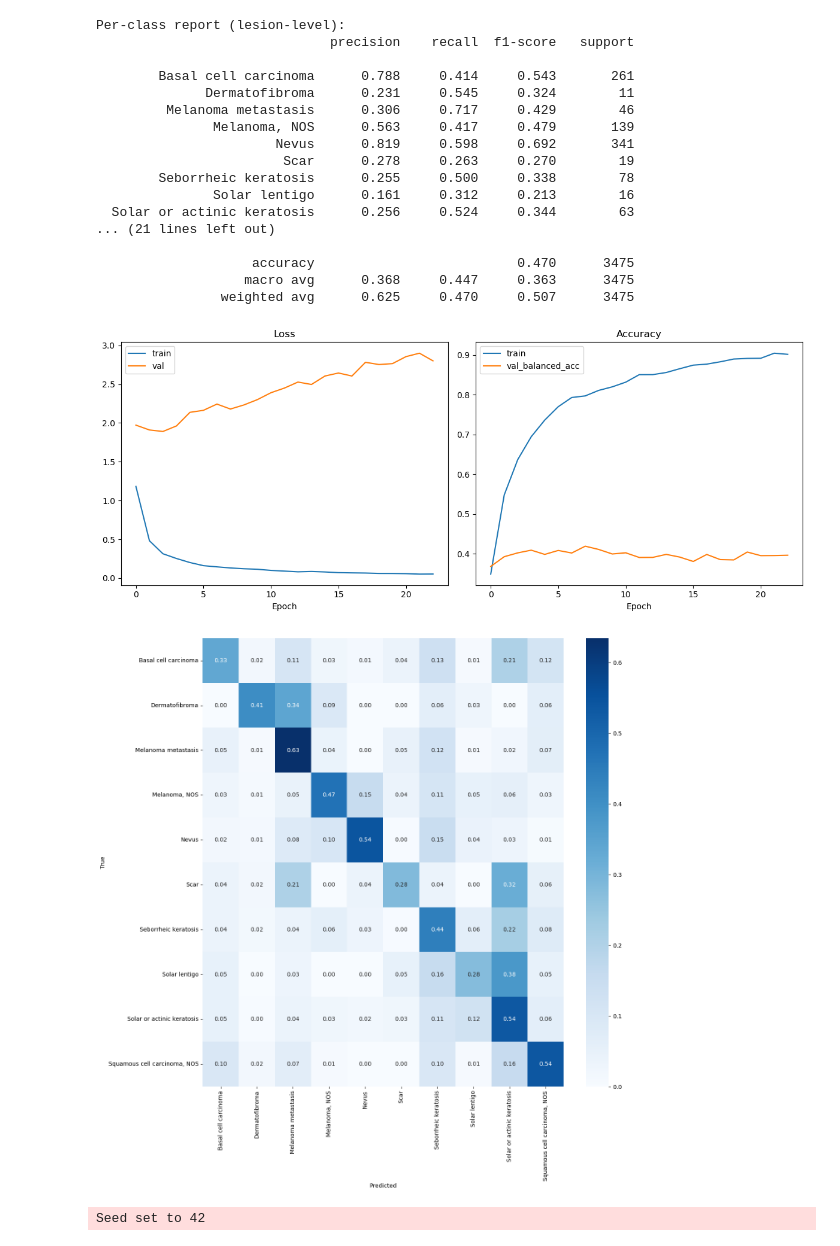
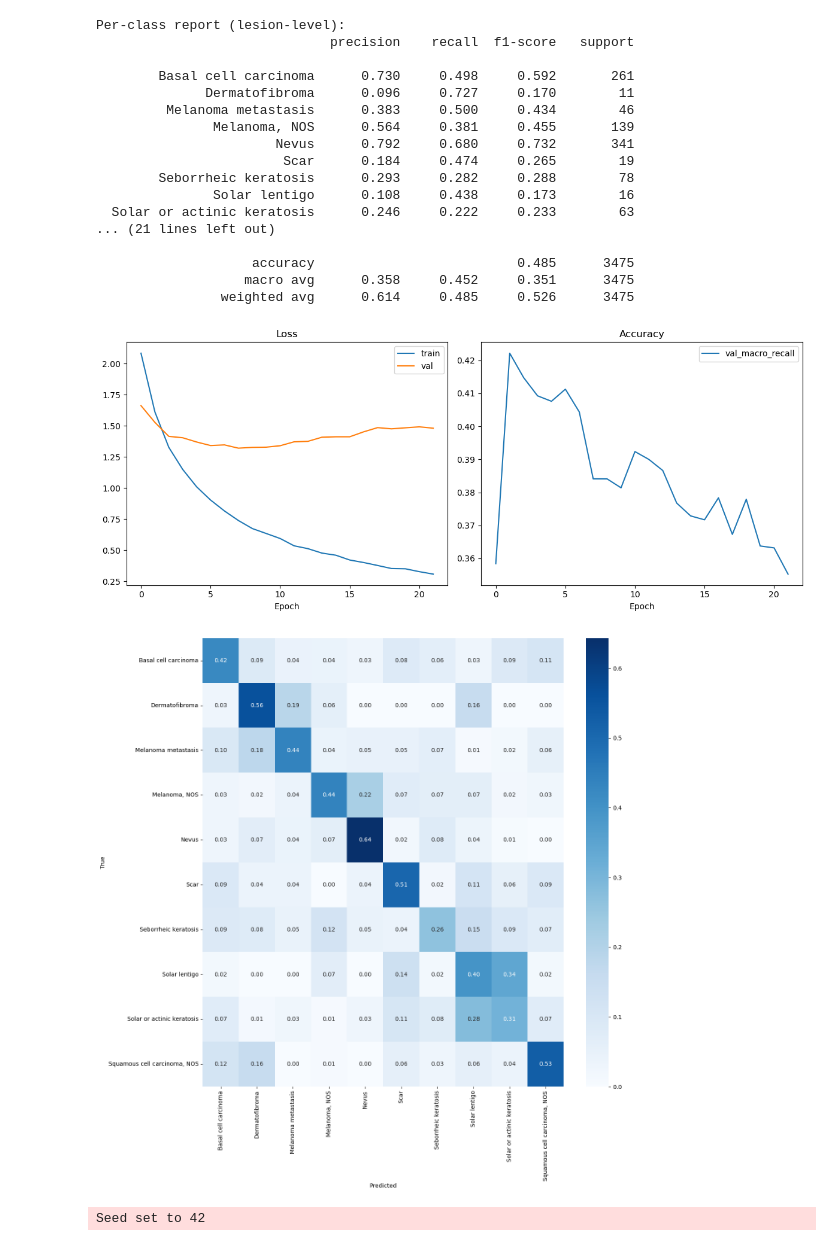
Before and after one commit to SnowFox999/classifier, a Jupyter notebook: eval.ipynb, the cells around one changed output. Cells and saved outputs as stored; diff of their text form; code cells hidden in the pictures.

```diff
--- a/eval.ipynb
+++ b/eval.ipynb
@@ -23,7 +23,7 @@ from sklearn.metrics import classification_report
 def main():
     set_seed(SEED)
 
-    LOG_DIR = Path("logs/efficientnet/version_43")
+    LOG_DIR = Path("logs/efficientnet/version_45")
     CKPT_PATH = LOG_DIR / "checkpoints"
     CKPT_PATH = list(CKPT_PATH.glob("*.ckpt"))[0]
 
@@ -36,7 +36,7 @@ def main():
         val_size=VAL_SIZE,
     )
 
-    train_tfms, val_tfms, weights = get_transforms()
+    train_tfms, val_tfms = get_transforms()
 
     datamodule = ImageDataModule(
         train_df,
@@ -52,13 +52,7 @@ def main():
     model = EfficientNetLit.load_from_checkpoint(
         CKPT_PATH,
         num_classes=len(classes),
-        lr_classifier=LR_CLASSIFIER,
-        lr_backbone=LR_BACKBONE,
-        lr_backbone_finetune=LR_BACKBONE_FINETUNE,
-        weight_decay=WEIGHT_DECAY,
-        finetune_epoch=FINETUNE_EPOCH,
-        min_lr=MIN_LR,
-        weights=weights,
+        lr=LR,
         strict=False,
     )
 
@@ -137,22 +130,22 @@ Seed set to 42
 Per-class report (lesion-level):
                               precision    recall  f1-score   support
 
-        Basal cell carcinoma      0.788     0.414     0.543       261
-              Dermatofibroma      0.231     0.545     0.324        11
-         Melanoma metastasis      0.306     0.717     0.429        46
-               Melanoma, NOS      0.563     0.417     0.479       139
-                       Nevus      0.819     0.598     0.692       341
-                        Scar      0.278     0.263     0.270        19
-        Seborrheic keratosis      0.255     0.500     0.338        78
-               Solar lentigo      0.161     0.312     0.213        16
-  Solar or actinic keratosis      0.256     0.524     0.344        63
+        Basal cell carcinoma      0.730     0.498     0.592       261
+              Dermatofibroma      0.096     0.727     0.170        11
+         Melanoma metastasis      0.383     0.500     0.434        46
+               Melanoma, NOS      0.564     0.381     0.455       139
+                       Nevus      0.792     0.680     0.732       341
+                        Scar      0.184     0.474     0.265        19
+        Seborrheic keratosis      0.293     0.282     0.288        78
+               Solar lentigo      0.108     0.438     0.173        16
+  Solar or actinic keratosis      0.246     0.222     0.233        63
 ... (21 lines left out)
 
-                    accuracy                          0.470      3475
-                   macro avg      0.368     0.447     0.363      3475
-                weighted avg      0.625     0.470     0.507      3475
+                    accuracy                          0.485      3475
+                   macro avg      0.358     0.452     0.351      3475
+                weighted avg      0.614     0.485     0.526      3475
-[figure, old version]
+[figure, new version]
-[figure, old version]
+[figure, new version]
 # %%
 # classifier/inspect_transforms.py
 
```
Also changed, not shown: parts of 1 cell of this notebook, 2 other files.
